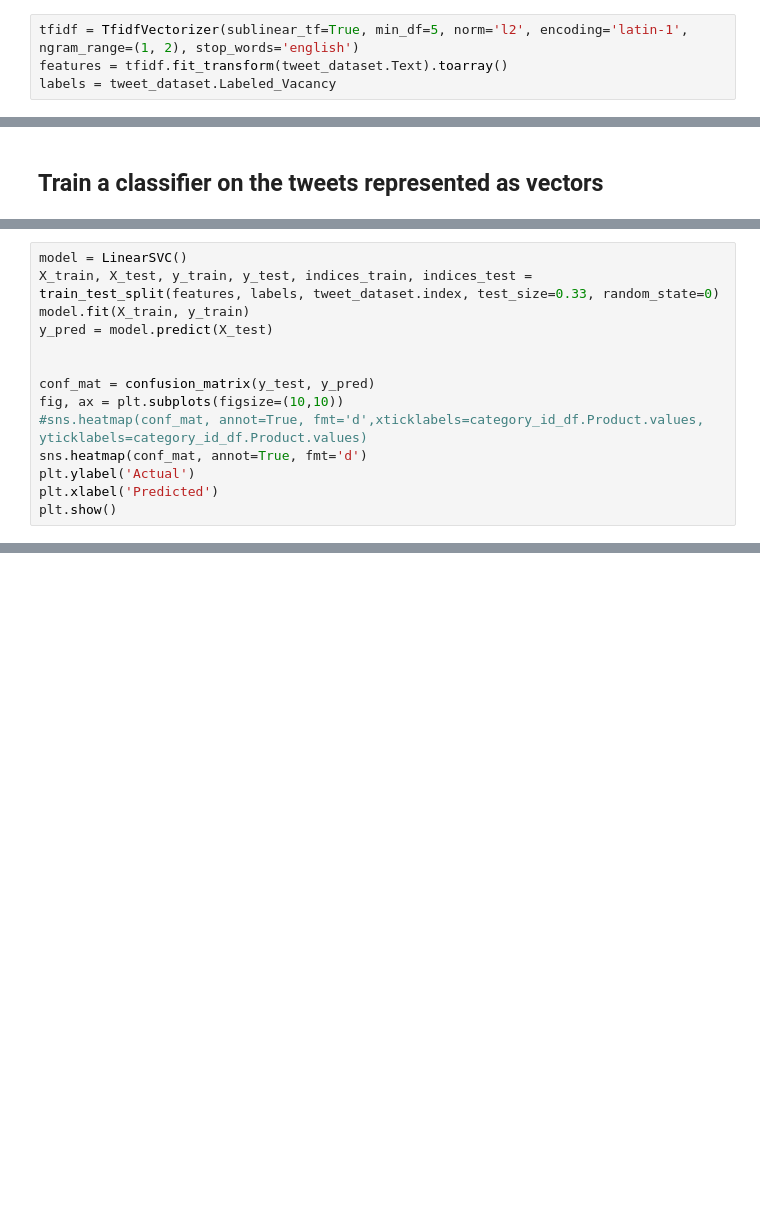
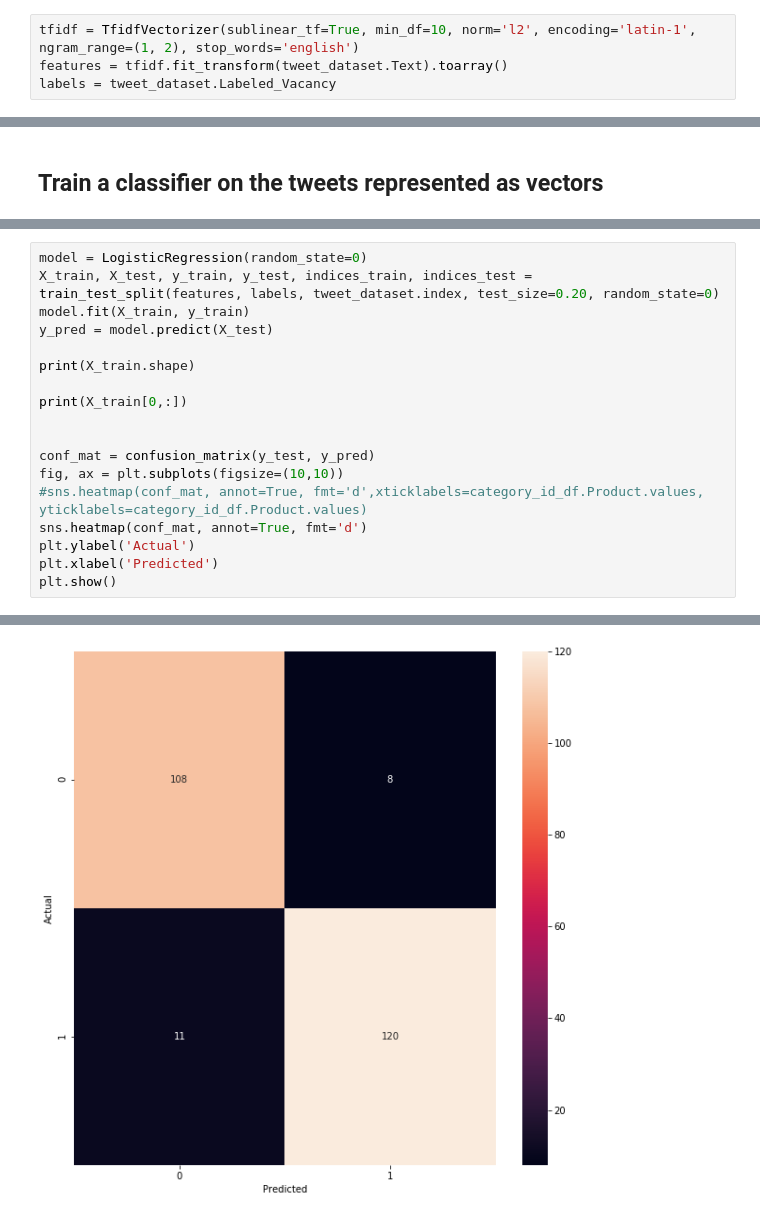
Before and after one commit to HannahPinson/twitterThesisProjects, a Jupyter notebook: analyzingTweets.ipynb, the cells around one changed output, grey strips where cells are left out. Cells and saved outputs as stored; diff of their text form; blank space fills up the shorter version.

```diff
--- a/analyzingTweets.ipynb
+++ b/analyzingTweets.ipynb
@@ -120,7 +128,7 @@ The classifier, i.e., a computer program, will perform certain mathematical oper
 # %% [markdown]
 ### Convert the tweets to vectors
 # %%
-tfidf = TfidfVectorizer(sublinear_tf=True, min_df=5, norm='l2', encoding='latin-1', ngram_range=(1, 2), stop_words='english')
+tfidf = TfidfVectorizer(sublinear_tf=True, min_df=10, norm='l2', encoding='latin-1', ngram_range=(1, 2), stop_words='english')
 features = tfidf.fit_transform(tweet_dataset.Text).toarray()
 labels = tweet_dataset.Labeled_Vacancy
 # %% [markdown]
@@ -202,8 +211,12 @@ plt.show()
 # %%
-model = LinearSVC()
-X_train, X_test, y_train, y_test, indices_train, indices_test = train_test_split(features, labels, tweet_dataset.index, test_size=0.33, random_state=0)
+model = LogisticRegression(random_state=0)
+X_train, X_test, y_train, y_test, indices_train, indices_test = train_test_split(features, labels, tweet_dataset.index, test_size=0.20, random_state=0)
 model.fit(X_train, y_train)
 y_pred = model.predict(X_test)
+
+print(X_train.shape)
+
+print(X_train[0,:])
 
 
 conf_mat = confusion_matrix(y_test, y_pred)
@@ -217,0 +247 @@ ValueError: Found input variables with inconsistent numbers of samples: [97, 97,
+[figure, added]
```
Also changed, not shown: parts of 24 cells of this notebook, 1 other file.
